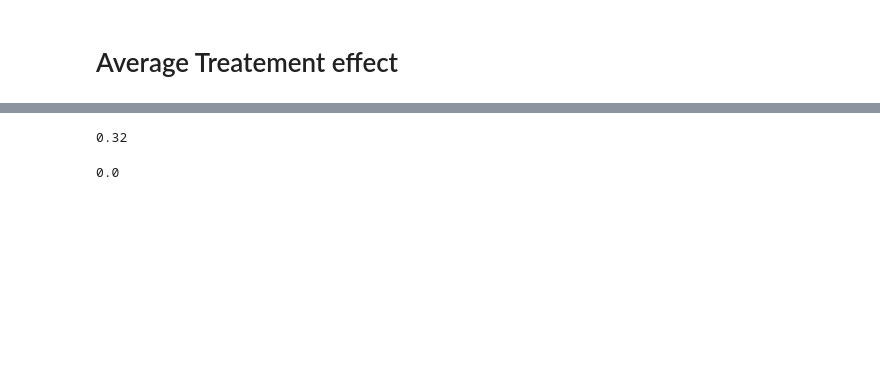
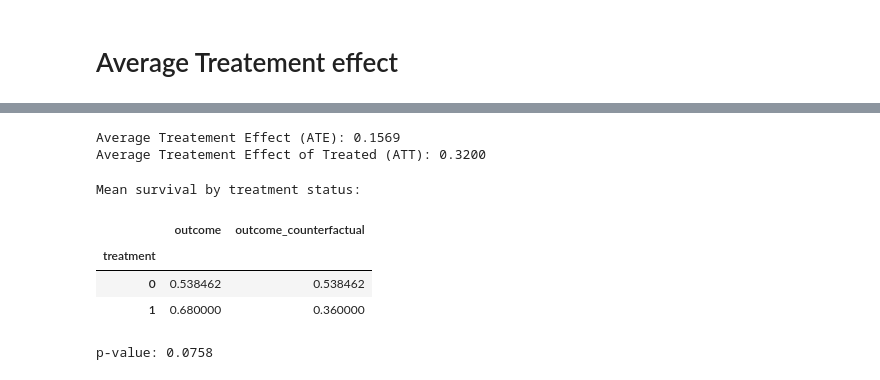
Before and after one commit to konosp/propensity-score-matching, a Jupyter notebook: propensity_score_matching_v2.ipynb, the cells around one changed output, grey strips where cells are left out. Saved outputs shown, nothing was run; the diff lists cells and outputs as text; code cells hidden in the pictures; blank space fills up the shorter version.

```diff
--- a/propensity_score_matching_v2.ipynb
+++ b/propensity_score_matching_v2.ipynb
@@ -352,5 +344,0 @@ combined_elements = pd.merge(left= elements_a, right= elements_b, left_on='match
-# %%
-combined_elements['ate'] = combined_elements.outcome_x - combined_elements.outcome_y
-# %%
-inverse_elements = combined_elements.treatment_y == 1
-combined_elements[inverse_elements].ate = combined_elements[inverse_elements].ate.apply(lambda x: -1*x)
@@ -371,8 +345,26 @@ np.std(combined_elements['ate'])
-# %%
-combined_elements[combined_elements.treatment_x == 1]['ate'].mean()
-# %% [output]
-0.32
-# %%
-combined_elements[combined_elements.treatment_x == 0]['ate'].mean()
-# %% [output]
-0.0
+# %%
+combined_elements['effect'] = 0
+# %%
+# How to calculate treatement effect: https://youtu.be/CEikQRj5n_A?t=1044
+def calc_effect(row):
+    if (row.treatment == 1):
+        return row.outcome - row.outcome_counterfactual
+    elif (row.treatment == 0):
+        return row.outcome_counterfactual - row.outcome
+
+combined_elements['effect'] = combined_elements.apply(calc_effect, axis = 1)
+# %%
+print('Average Treatement Effect (ATE): {:.4f}'.format(combined_elements['effect'].mean()))
+print('Average Treatement Effect of Treated (ATT): {:.4f}'.format(combined_elements[combined_elements.treatment == 1]['effect'].mean()))
+# %% [output]
+Average Treatement Effect (ATE): 0.1569
+Average Treatement Effect of Treated (ATT): 0.3200
+# %%
+print('Mean survival by treatment status:\n')
+combined_elements[['treatment','outcome','outcome_counterfactual']].groupby(by = ['treatment']).aggregate(np.mean)
+# %% [output]
+Mean survival by treatment status:
+|  | outcome | outcome_counterfactual |
+| treatment |  |  |
+| 0 | 0.538462 | 0.538462 |
+| 1 | 0.680000 | 0.360000 |
@@ -379,2 +373,6 @@ combined_elements[combined_elements.treatment_x == 0]['ate'].mean()
+# %%
+print('p-value: {:.4f}'.format(stats_results.pvalue))
+# %% [output]
+p-value: 0.0758
 # %% [markdown]
 # References
```
Also changed, not shown: parts of 24 cells of this notebook.
